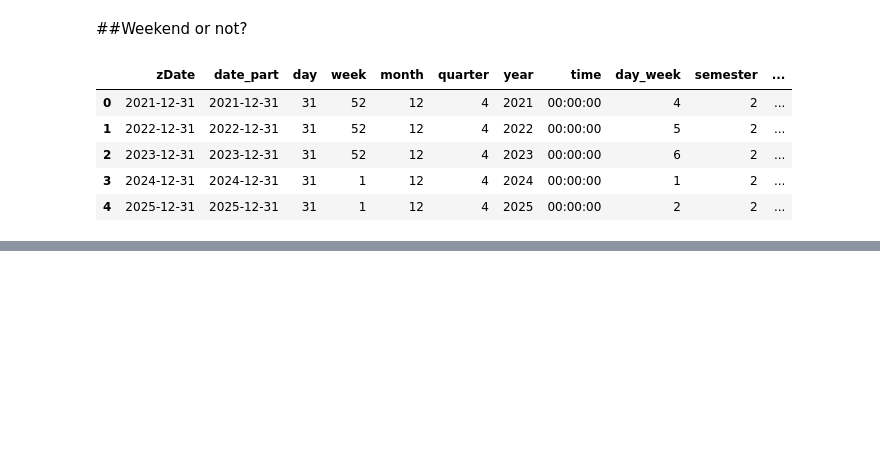
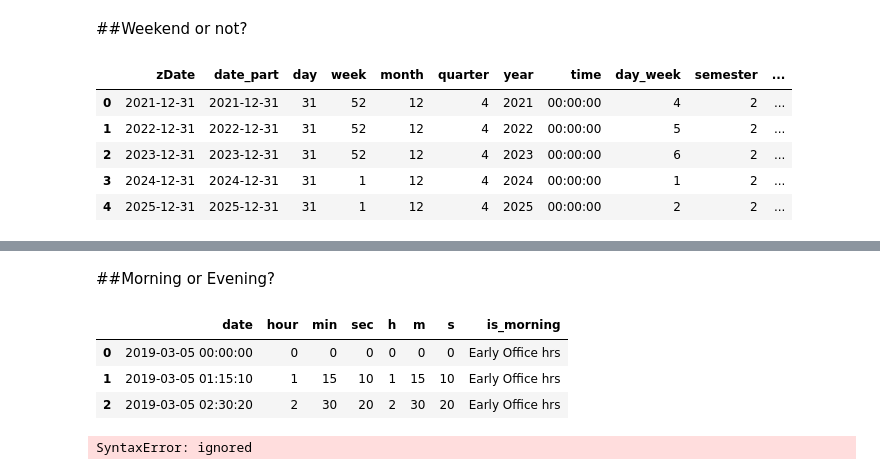
Before and after one commit to Sateesh110/Rep_ML, a Jupyter notebook: zFE_Date_Transformations.ipynb, the cells around one changed output, grey strips where cells are left out. Drawn from its saved outputs; the diff is of its cells as text; code cells hidden in the pictures; blank space fills up the shorter version.

```diff
--- a/zFE_Date_Transformations.ipynb
+++ b/zFE_Date_Transformations.ipynb
@@ -127,0 +171,24 @@ df.head()
+# %% [markdown]
+##Morning or Evening?
+# %%
+# is it morning?
+
+df['is_morning'] = np.where( (df['hour'] < 7) & (df['hour'] >=0), "Early Office hrs", "No" )
+
+df.head(3)
+# %% [output]
+|  | date | hour | min | sec | h | m | s | is_morning |
+| 0 | 2019-03-05 00:00:00 | 0 | 0 | 0 | 0 | 0 | 0 | Early Office hrs |
+| 1 | 2019-03-05 01:15:10 | 1 | 15 | 10 | 1 | 15 | 10 | Early Office hrs |
+| 2 | 2019-03-05 02:30:20 | 2 | 30 | 20 | 2 | 30 | 20 | Early Office hrs |
+# %%
+def (df,col):
+  if (df[col] < 7) & (df[col] >=0):
+    df['OOH'] = "Early Office hrs"
+  elif (df[col] < 18) & (df[col] >=0):
+    df['OOH'] = "Late Office hrs"
+  else:
+    df['OOH'] = " "
+ return (df)
+# %% [output]
+SyntaxError: ignored
```
Also changed, not shown: parts of 6 cells of this notebook.
